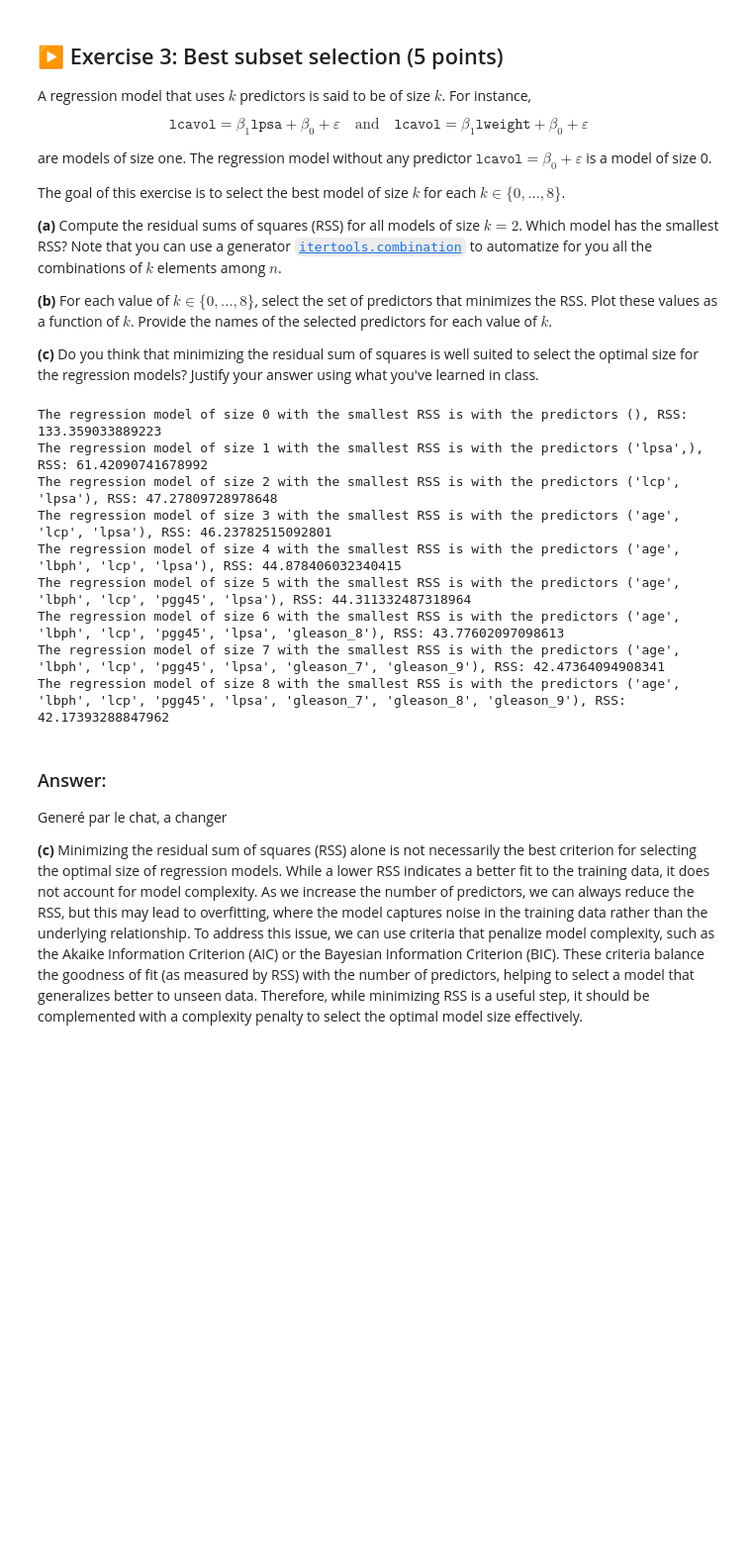
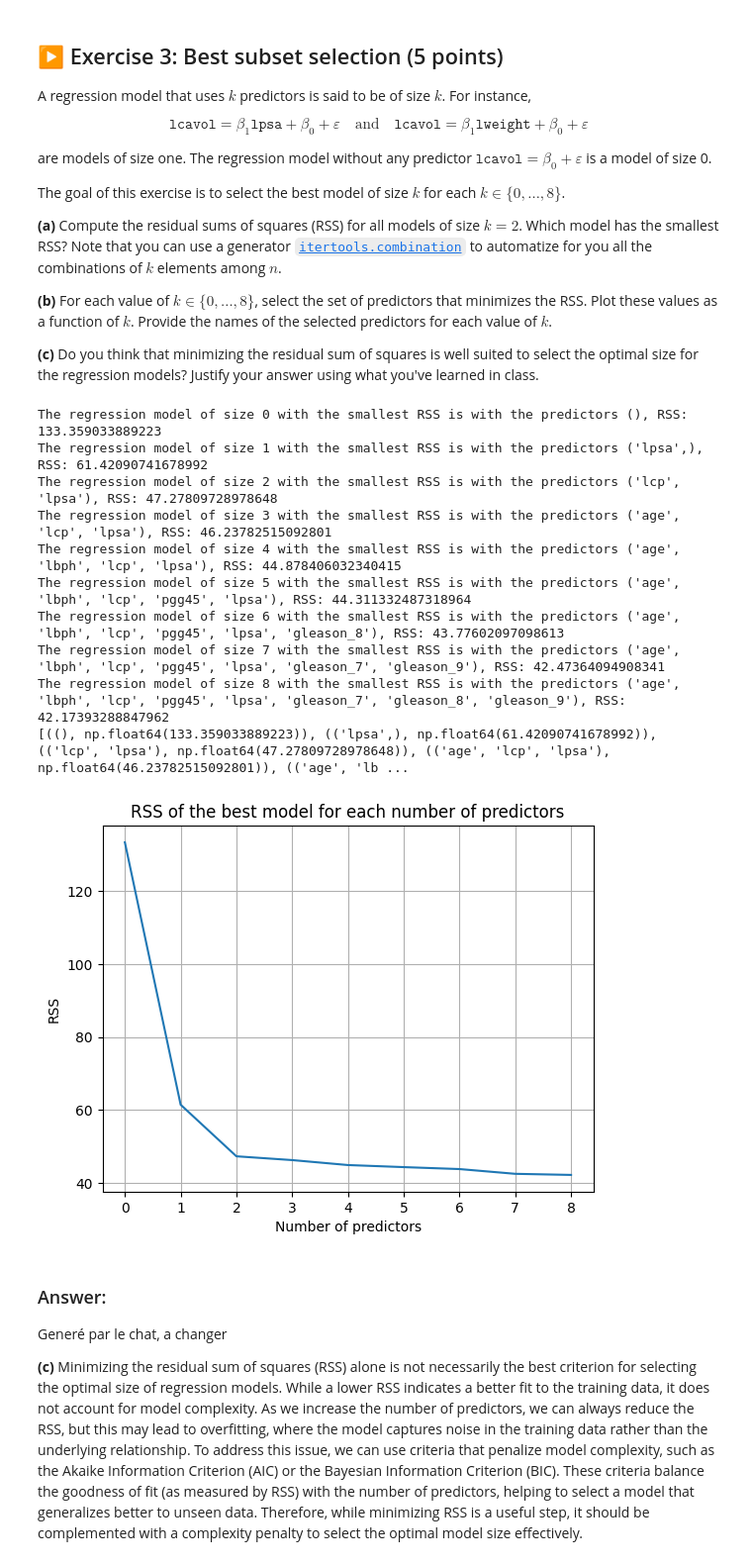
Before and after one commit to martinouks/isla_tp, a Jupyter notebook: TP1/TP1.ipynb, the cells around one changed output. Shown at 99% size. Cells and saved outputs as stored; diff of their text form; code cells hidden in the pictures; blank space fills up the shorter version.

Commit message:
add plot ex3

```diff
--- a/TP1/TP1.ipynb
+++ b/TP1/TP1.ipynb
@@ -504,33 +504,50 @@ df['svi'] = df['svi'].astype("category")
 df['gleason'] = df['gleason'].astype("category")
 
 df_enc = pd.get_dummies(df, dtype=np.float64)
 df_enc = df_enc.drop(columns=['svi_0','gleason_6'])
 df_enc['intercept'] = 1
 X = df_enc.drop(columns=['lcavol'])
 y = df['lcavol']
 
 predictors = X.columns.drop('intercept')  # les 10 prédicteurs (sans l'intercept)
 RSS_dic = {}
 
+model_small_rss_tab = []
 for k in range(0, 9):
     for combo in combinations(predictors, k):
         X_sub = X[list(combo) + ['intercept']]
         beta = calculCoefficients(X_sub, y)
         RSS = ((y - X_sub @ beta) ** 2).sum()
         RSS_dic[combo] = RSS
     RSS_dic.items()
     model_small_rss = min(RSS_dic.items(), key=(lambda x: x[1]))
+    model_small_rss_tab.append(model_small_rss)
     print(f"The regression model of size {k} with the smallest RSS is with the predictors {model_small_rss[0]}, RSS: {model_small_rss[1]}")
+
+rss_values = []
+for val in model_small_rss_tab:
+    rss_values.append(val[1])
+
+print(model_small_rss_tab)
+
+plt.plot(rss_values)
+plt.xlabel("Number of predictors")
+plt.ylabel("RSS")
+plt.title("RSS of the best model for each number of predictors")
+plt.grid(True)
+plt.show()
 # %% [output]
 The regression model of size 0 with the smallest RSS is with the predictors (), RSS: 133.359033889223
 The regression model of size 1 with the smallest RSS is with the predictors ('lpsa',), RSS: 61.42090741678992
 The regression model of size 2 with the smallest RSS is with the predictors ('lcp', 'lpsa'), RSS: 47.27809728978648
 The regression model of size 3 with the smallest RSS is with the predictors ('age', 'lcp', 'lpsa'), RSS: 46.23782515092801
 The regression model of size 4 with the smallest RSS is with the predictors ('age', 'lbph', 'lcp', 'lpsa'), RSS: 44.878406032340415
 The regression model of size 5 with the smallest RSS is with the predictors ('age', 'lbph', 'lcp', 'pgg45', 'lpsa'), RSS: 44.311332487318964
 The regression model of size 6 with the smallest RSS is with the predictors ('age', 'lbph', 'lcp', 'pgg45', 'lpsa', 'gleason_8'), RSS: 43.77602097098613
 The regression model of size 7 with the smallest RSS is with the predictors ('age', 'lbph', 'lcp', 'pgg45', 'lpsa', 'gleason_7', 'gleason_9'), RSS: 42.47364094908341
 The regression model of size 8 with the smallest RSS is with the predictors ('age', 'lbph', 'lcp', 'pgg45', 'lpsa', 'gleason_7', 'gleason_8', 'gleason_9'), RSS: 42.17393288847962
+[((), np.float64(133.359033889223)), (('lpsa',), np.float64(61.42090741678992)), (('lcp', 'lpsa'), np.float64(47.27809728978648)), (('age', 'lcp', 'lpsa'), np.float64(46.23782515092801)), (('age', 'lb ...
+[figure, added]
 # %% [markdown]
 ### Answer:
 
```
Also changed, not shown: parts of 2 cells of this notebook.
